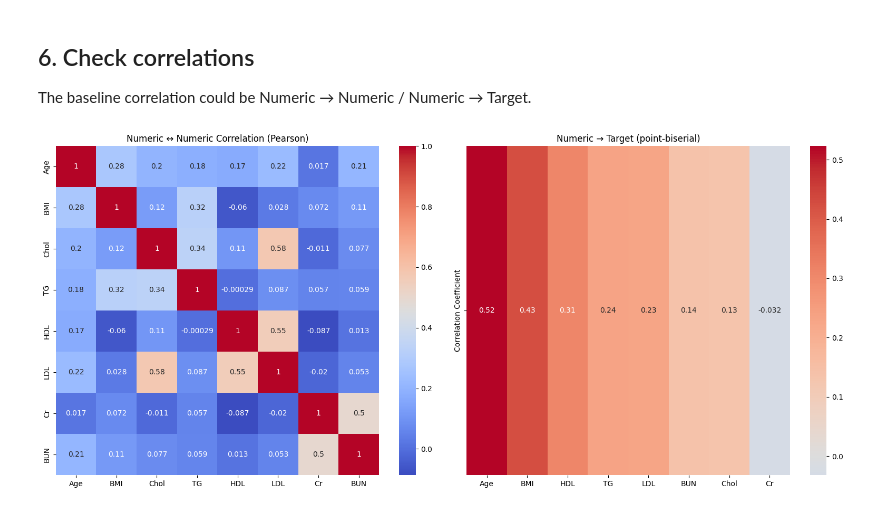
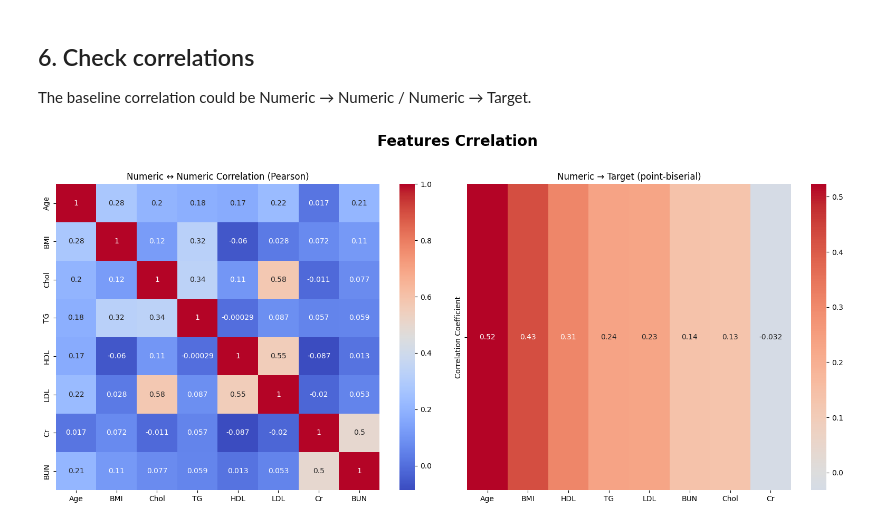
Before and after one commit to Nimaabediforud/BioFusion-Hybrid-Biomedical-Prediction, a Jupyter notebook: Notebooks/EDA.ipynb, the cells around one changed output. Cells and saved outputs as stored; diff of their text form; code cells hidden in the pictures.

```diff
--- a/Notebooks/EDA.ipynb
+++ b/Notebooks/EDA.ipynb
@@ -108,6 +108,7 @@ Files were saved...
 Inspect the train and test, then continue with train and keep test untouched.
 # %%
 # Inspect Train set
+train = pd.read_csv("../Data/train.csv")
 train
 # %% [output]
 |  | Age | Gender | BMI | Chol | TG | HDL | LDL | Cr | BUN | Diagnosis |
@@ -391,32 +395,32 @@ numeric_features = num_cols.columns.tolist()
 fig, axes = plt.subplots(1, 2, figsize=(16, 7))
 
 # 3. Numeric ↔ Numeric (Pearson)
 # -----------------------------
 
 # Compute corrlations of numeric features
 corr = train[numeric_features].corr(method='pearson')
 # Adjust and Visualize
 sns.heatmap(corr, annot=True, cmap="coolwarm", ax=axes[0])
 axes[0].set_title("Numeric ↔ Numeric Correlation (Pearson)")
 
 # 4. Feature ↔ Target
 # -----------------------------
 
 # Specify target column (For classification task in this case)
 target_col = "Diagnosis"
 
 # numeric → target (signed)
 # Compute corrlations of numeric features and target
 num_corr = {c: pointbiserialr(train[c], train[target_col])[0] for c in numeric_features}
 
 # Convert to dataframe
 num_df = pd.DataFrame.from_dict(num_corr, orient='index',
                                  columns=['Correlation Coefficient']).sort_values(by='Correlation Coefficient', ascending=False).T
 # Adjust and Visualize
 sns.heatmap(num_df, annot=True, cmap="coolwarm", center=0, ax=axes[1])
 axes[1].set_title("Numeric → Target (point-biserial)")
-
+plt.suptitle("Features Crrelation", fontsize=20, fontweight="bold", y=1.02)
 plt.tight_layout()
 plt.show()
 # %% [output]
-[figure, old version]
+[figure, new version]
```
Also changed, not shown: parts of 5 cells of this notebook, 1 other file.
